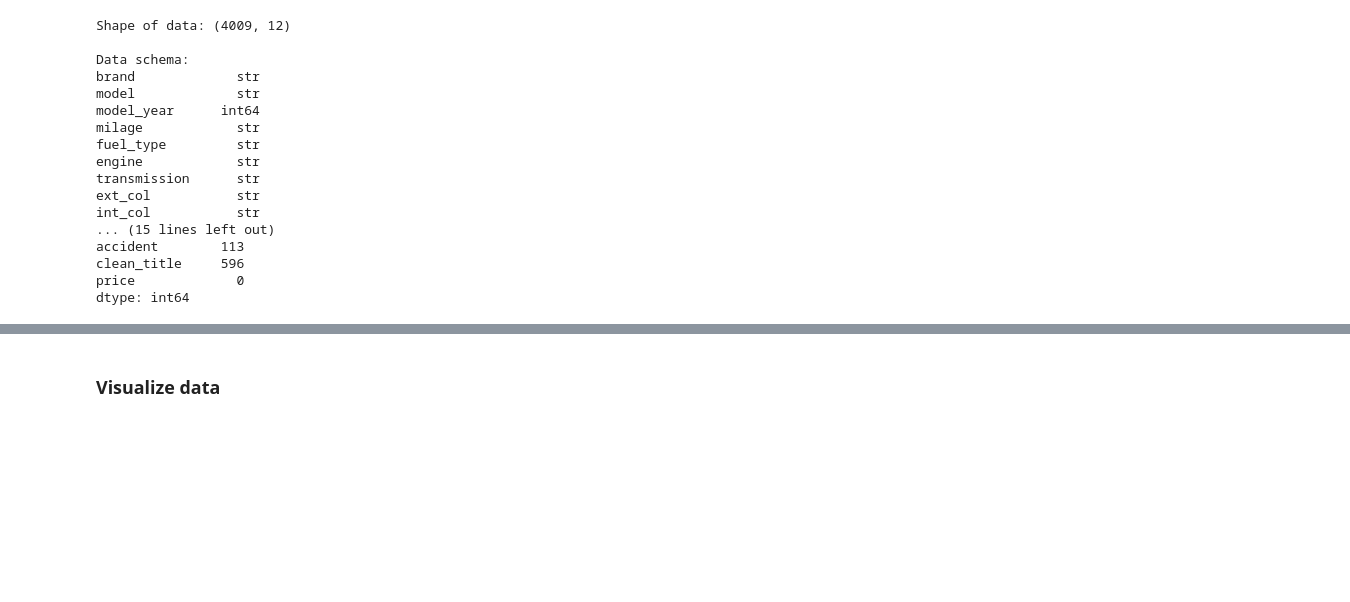
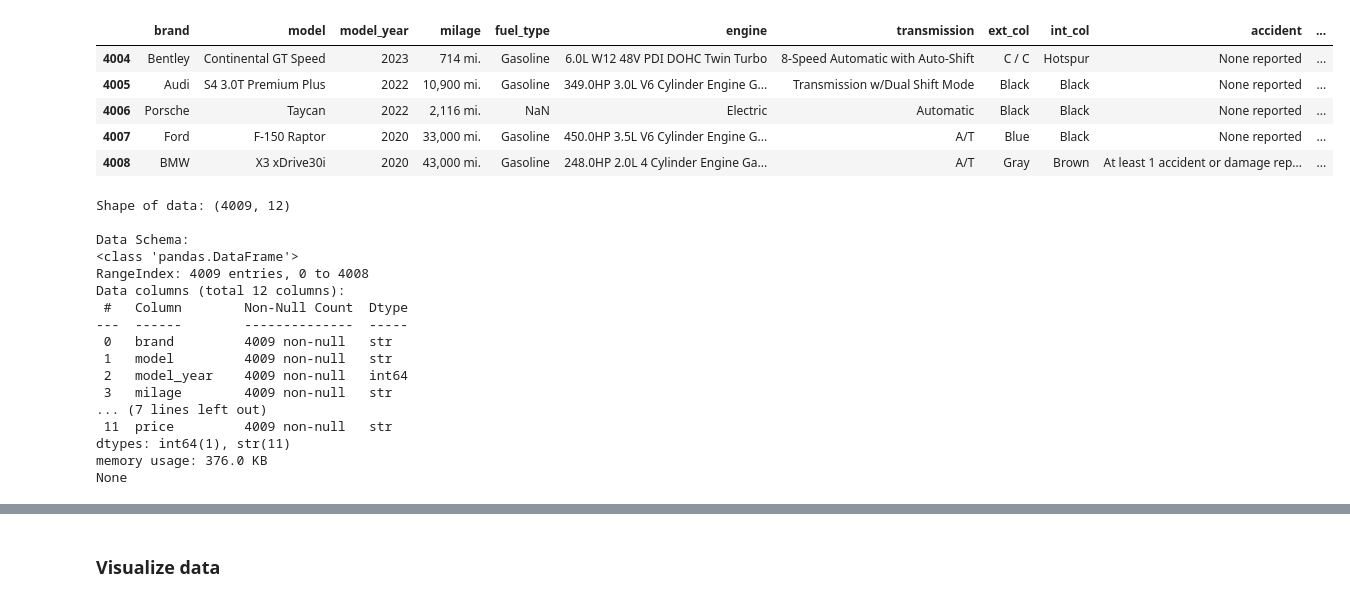
Before and after one commit to novafluz/used-car-price-prediction, a Jupyter notebook: notebooks/exploration.ipynb, the cells around one changed output, grey strips where cells are left out. Cells and saved outputs as stored; diff of their text form; code cells hidden in the pictures; blank space fills up the shorter version.

```diff
--- a/notebooks/exploration.ipynb
+++ b/notebooks/exploration.ipynb
@@ -22,27 +28,34 @@ car_data.head(10) # show first 10 rows
+# %%
+car_data.tail(5) # show last 5 rows
+# %% [output]
+|  | brand | model | model_year | milage | fuel_type | engine | transmission | ext_col | int_col | accident | ... |
+| 4004 | Bentley | Continental GT Speed | 2023 | 714 mi. | Gasoline | 6.0L W12 48V PDI DOHC Twin Turbo | 8-Speed Automatic with Auto-Shift | C / C | Hotspur | None reported | ... |
+| 4005 | Audi | S4 3.0T Premium Plus | 2022 | 10,900 mi. | Gasoline | 349.0HP 3.0L V6 Cylinder Engine G... | Transmission w/Dual Shift Mode | Black | Black | None reported | ... |
+| 4006 | Porsche | Taycan | 2022 | 2,116 mi. | NaN | Electric | Automatic | Black | Black | None reported | ... |
+| 4007 | Ford | F-150 Raptor | 2020 | 33,000 mi. | Gasoline | 450.0HP 3.5L V6 Cylinder Engine G... | A/T | Blue | Black | None reported | ... |
+| 4008 | BMW | X3 xDrive30i | 2020 | 43,000 mi. | Gasoline | 248.0HP 2.0L 4 Cylinder Engine Ga... | A/T | Gray | Brown | At least 1 accident or damage rep... | ... |
 # %%
 # show shape of data
 print(f"Shape of data: {car_data.shape}\n")
 
 # check schema
-print(f"Data schema:\n{car_data.dtypes}\n")
-
-# check null data
-print(f"Columns that have null data: \n{car_data.isnull().sum()}")
+print("Data Schema:")
+print(car_data.info())
 # %% [output]
 Shape of data: (4009, 12)
 
-Data schema:
-brand             str
-model             str
-model_year      int64
-milage            str
-fuel_type         str
-engine            str
-transmission      str
-ext_col           str
-int_col           str
-... (15 lines left out)
-accident        113
-clean_title     596
-price             0
-dtype: int64
+Data Schema:
+<class 'pandas.DataFrame'>
+RangeIndex: 4009 entries, 0 to 4008
+Data columns (total 12 columns):
+ #   Column        Non-Null Count  Dtype
+---  ------        --------------  -----
+ 0   brand         4009 non-null   str
+ 1   model         4009 non-null   str
+ 2   model_year    4009 non-null   int64
+ 3   milage        4009 non-null   str
+... (7 lines left out)
+ 11  price         4009 non-null   str
+dtypes: int64(1), str(11)
+memory usage: 376.0 KB
+None
```
Also changed, not shown: parts of 15 cells of this notebook, 19 other files.
